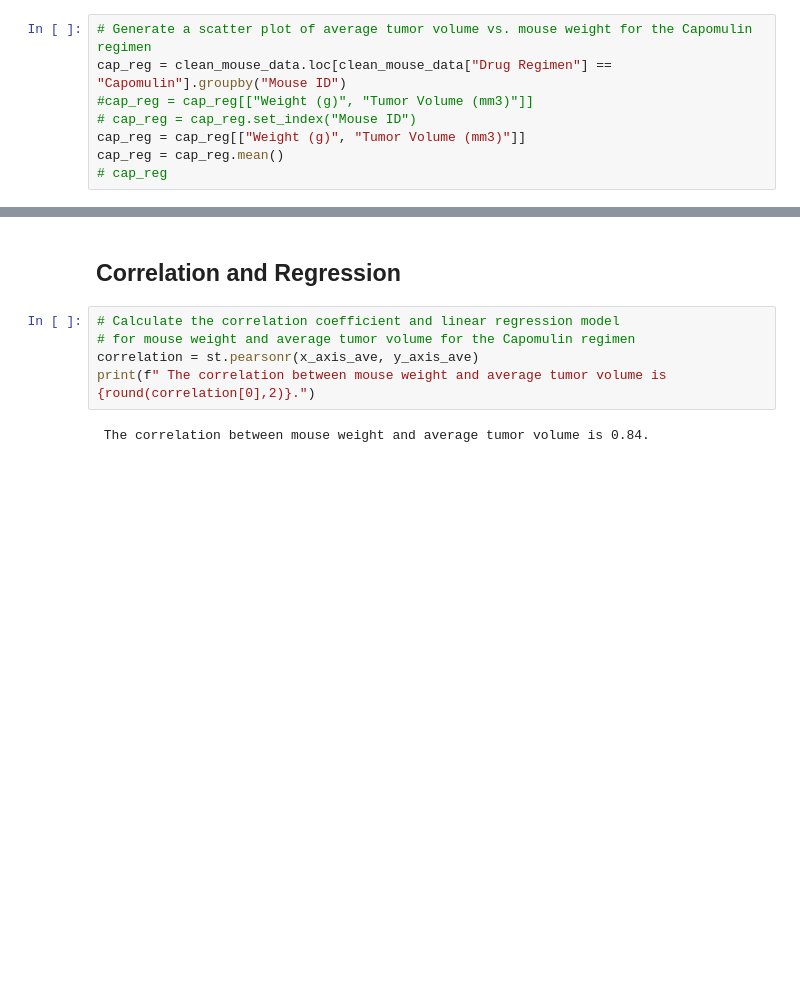
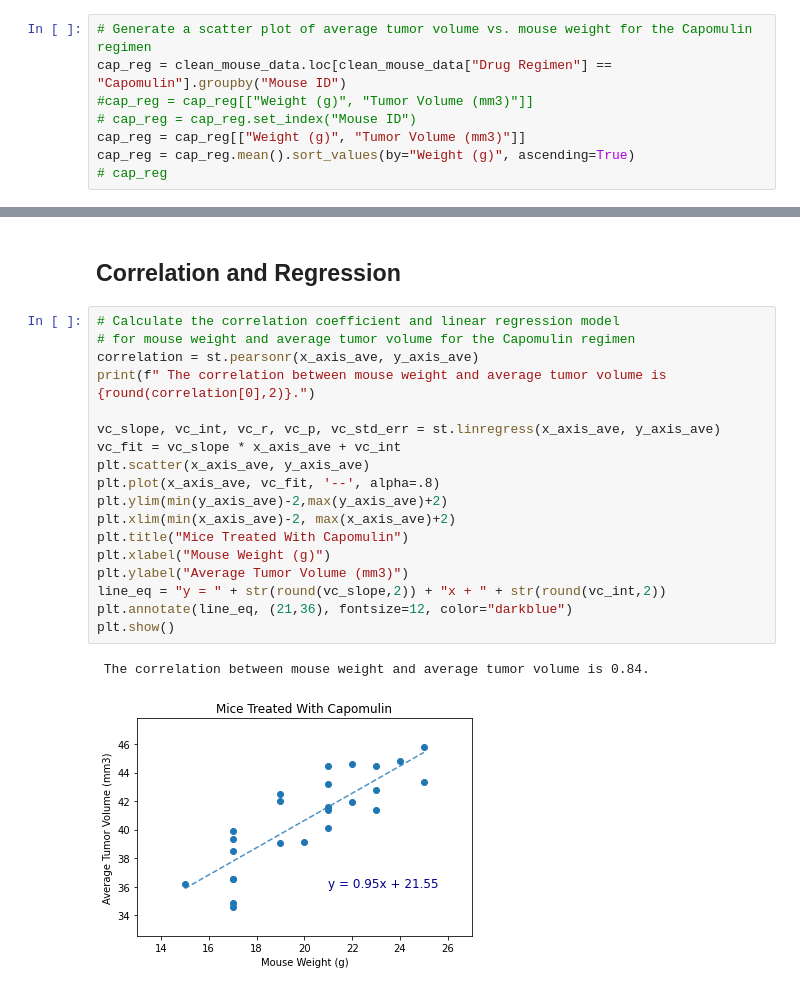
Before and after one commit to LaurenGT/pymaceuticals_analysis, a Jupyter notebook: pymaceuticals_starter.ipynb, the cells around one changed output, grey strips where cells are left out. Saved outputs shown, nothing was run; the diff lists cells and outputs as text; blank space fills up the shorter version.

```diff
--- a/pymaceuticals_starter.ipynb
+++ b/pymaceuticals_starter.ipynb
@@ -331,7 +331,7 @@ cap_reg = clean_mouse_data.loc[clean_mouse_data["Drug Regimen"] == "Capomulin"].
 #cap_reg = cap_reg[["Weight (g)", "Tumor Volume (mm3)"]]
 # cap_reg = cap_reg.set_index("Mouse ID")
 cap_reg = cap_reg[["Weight (g)", "Tumor Volume (mm3)"]]
-cap_reg = cap_reg.mean()
+cap_reg = cap_reg.mean().sort_values(by="Weight (g)", ascending=True)
 # cap_reg
 # %%
 x_axis_ave = cap_reg["Weight (g)"]
@@ -350,7 +350,21 @@ plt.show()
 # %%
 # Calculate the correlation coefficient and linear regression model
 # for mouse weight and average tumor volume for the Capomulin regimen
 correlation = st.pearsonr(x_axis_ave, y_axis_ave)
 print(f" The correlation between mouse weight and average tumor volume is {round(correlation[0],2)}.")
+
+vc_slope, vc_int, vc_r, vc_p, vc_std_err = st.linregress(x_axis_ave, y_axis_ave)
+vc_fit = vc_slope * x_axis_ave + vc_int
+plt.scatter(x_axis_ave, y_axis_ave)
+plt.plot(x_axis_ave, vc_fit, '--', alpha=.8)
+plt.ylim(min(y_axis_ave)-2,max(y_axis_ave)+2)
+plt.xlim(min(x_axis_ave)-2, max(x_axis_ave)+2)
+plt.title("Mice Treated With Capomulin")
+plt.xlabel("Mouse Weight (g)")
+plt.ylabel("Average Tumor Volume (mm3)")
+line_eq = "y = " + str(round(vc_slope,2)) + "x + " + str(round(vc_int,2))
+plt.annotate(line_eq, (21,36), fontsize=12, color="darkblue")
+plt.show()
 # %% [output]
  The correlation between mouse weight and average tumor volume is 0.84.
+[figure, added]
```
